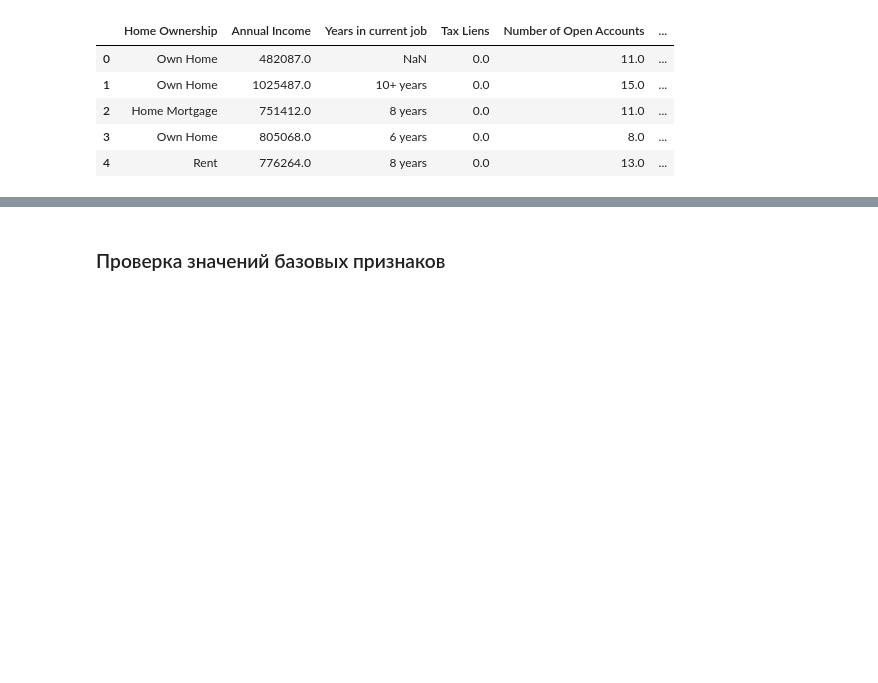
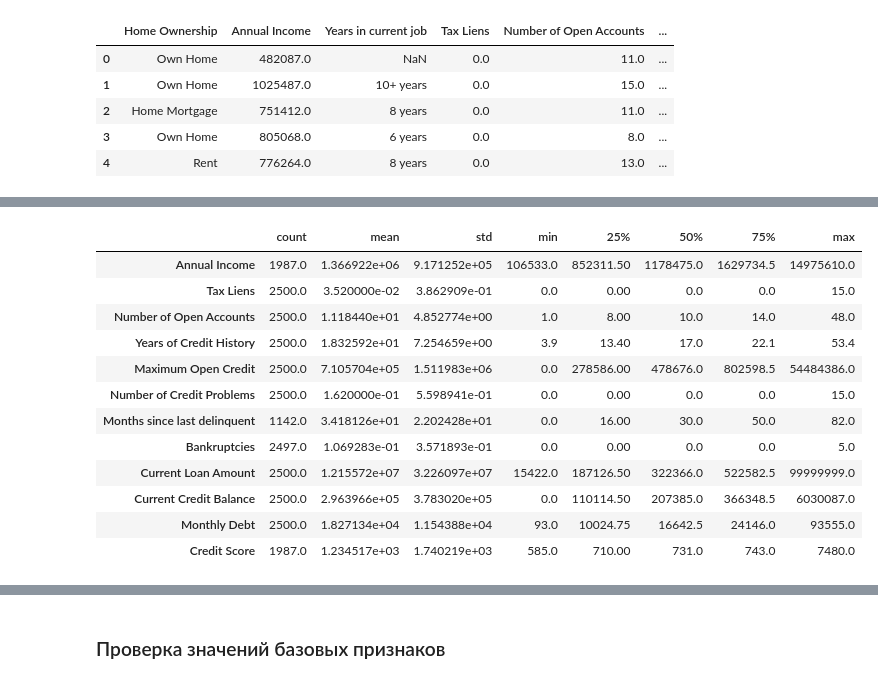
Before and after one commit to damkh/gb_py_data_sci_2020-07-20, a Jupyter notebook: course_project/Course_project_v2.ipynb, the cells around one changed output, grey strips where cells are left out. Saved outputs shown, nothing was run; the diff lists cells and outputs as text; code cells hidden in the pictures; blank space fills up the shorter version.

```diff
--- a/course_project/Course_project_v2.ipynb
+++ b/course_project/Course_project_v2.ipynb
@@ -111,3 +108,19 @@ df_train.describe().T
+# %%
+df_test.describe().T
+# %% [output]
+|  | count | mean | std | min | 25% | 50% | 75% | max |
+| Annual Income | 1987.0 | 1.366922e+06 | 9.171252e+05 | 106533.0 | 852311.50 | 1178475.0 | 1629734.5 | 14975610.0 |
+| Tax Liens | 2500.0 | 3.520000e-02 | 3.862909e-01 | 0.0 | 0.00 | 0.0 | 0.0 | 15.0 |
+| Number of Open Accounts | 2500.0 | 1.118440e+01 | 4.852774e+00 | 1.0 | 8.00 | 10.0 | 14.0 | 48.0 |
+| Years of Credit History | 2500.0 | 1.832592e+01 | 7.254659e+00 | 3.9 | 13.40 | 17.0 | 22.1 | 53.4 |
+| Maximum Open Credit | 2500.0 | 7.105704e+05 | 1.511983e+06 | 0.0 | 278586.00 | 478676.0 | 802598.5 | 54484386.0 |
+| Number of Credit Problems | 2500.0 | 1.620000e-01 | 5.598941e-01 | 0.0 | 0.00 | 0.0 | 0.0 | 15.0 |
+| Months since last delinquent | 1142.0 | 3.418126e+01 | 2.202428e+01 | 0.0 | 16.00 | 30.0 | 50.0 | 82.0 |
+| Bankruptcies | 2497.0 | 1.069283e-01 | 3.571893e-01 | 0.0 | 0.00 | 0.0 | 0.0 | 5.0 |
+| Current Loan Amount | 2500.0 | 1.215572e+07 | 3.226097e+07 | 15422.0 | 187126.50 | 322366.0 | 522582.5 | 99999999.0 |
+| Current Credit Balance | 2500.0 | 2.963966e+05 | 3.783020e+05 | 0.0 | 110114.50 | 207385.0 | 366348.5 | 6030087.0 |
+| Monthly Debt | 2500.0 | 1.827134e+04 | 1.154388e+04 | 93.0 | 10024.75 | 16642.5 | 24146.0 | 93555.0 |
+| Credit Score | 1987.0 | 1.234517e+03 | 1.740219e+03 | 585.0 | 710.00 | 731.0 | 743.0 | 7480.0 |
 # %%
 df_train.info()
 # %% [output]
```
Also changed, not shown: parts of 21 cells of this notebook, 4 other files.
